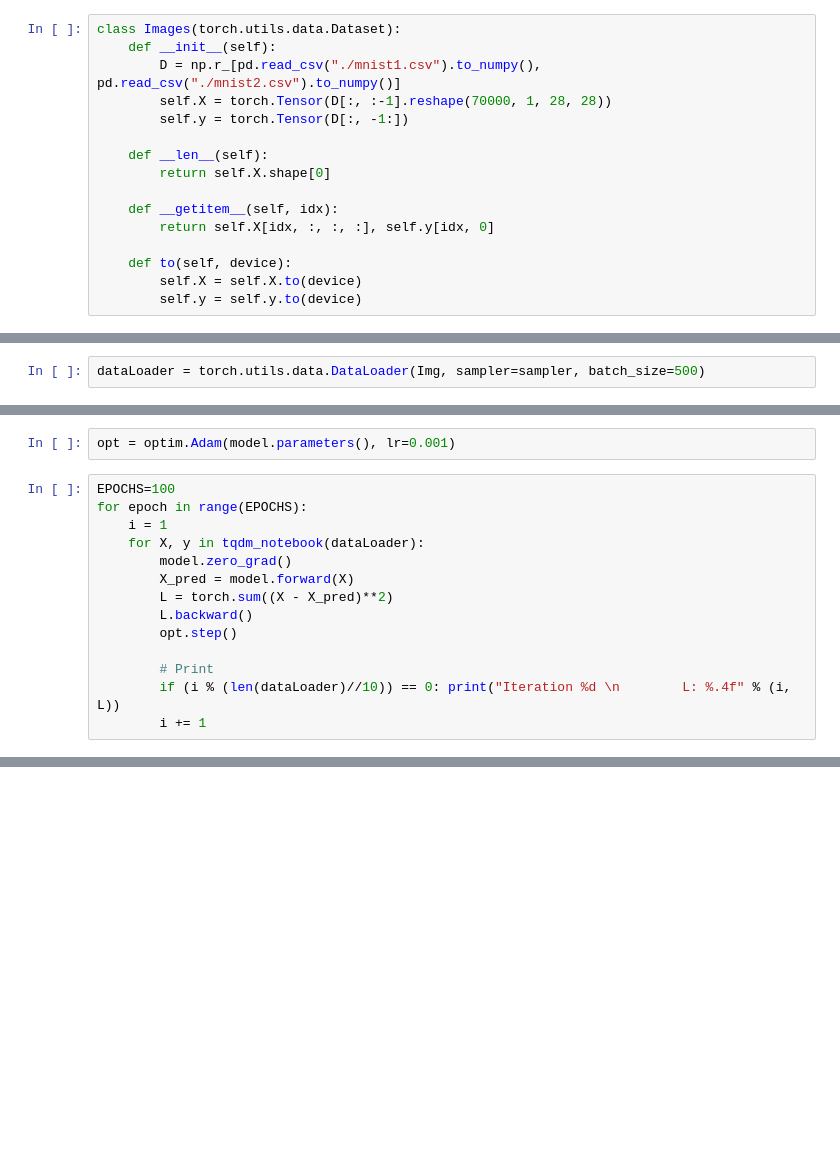
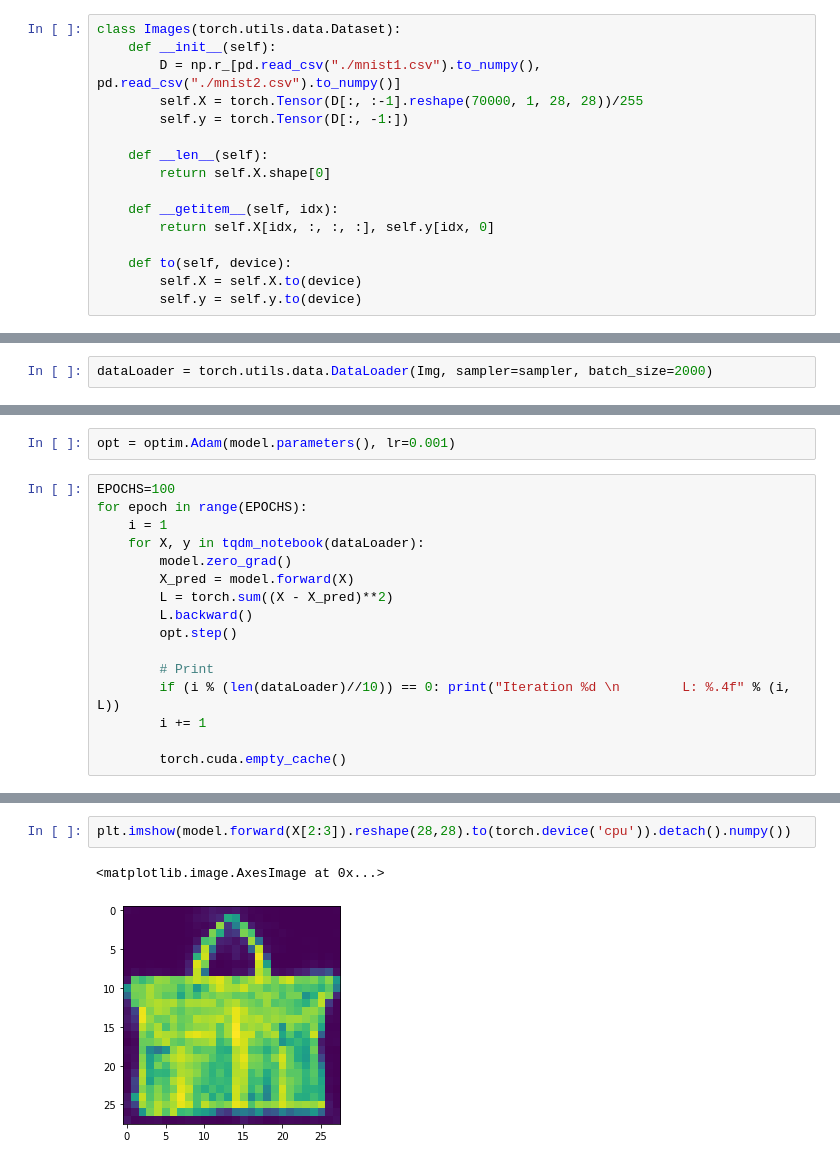
Before and after one commit to bogdankjastrzebski/WarsztatyBadawcze2, a Jupyter notebook: Embedding.ipynb, the cells around one changed output, grey strips where cells are left out. Cells and saved outputs as stored; diff of their text form; blank space fills up the shorter version.

```diff
--- a/Embedding.ipynb
+++ b/Embedding.ipynb
@@ -21,7 +21,7 @@ device = torch.device('cuda')
 class Images(torch.utils.data.Dataset):
     def __init__(self):
         D = np.r_[pd.read_csv("./mnist1.csv").to_numpy(), pd.read_csv("./mnist2.csv").to_numpy()]
-        self.X = torch.Tensor(D[:, :-1].reshape(70000, 1, 28, 28))
+        self.X = torch.Tensor(D[:, :-1].reshape(70000, 1, 28, 28))/255
         self.y = torch.Tensor(D[:, -1:])
 
     def __len__(self):
@@ -43,7 +43,7 @@ plt.imshow(Img[0][0].to(torch.device('cpu')).reshape(28,28));
 # %%
 sampler = torch.utils.data.RandomSampler(Img)
 # %%
-dataLoader = torch.utils.data.DataLoader(Img, sampler=sampler, batch_size=500)
+dataLoader = torch.utils.data.DataLoader(Img, sampler=sampler, batch_size=2000)
 # %% [markdown]
 # Autoencoder
 # %%
@@ -90,5 +114,7 @@ for epoch in range(EPOCHS):
         # Print
         if (i % (len(dataLoader)//10)) == 0: print("Iteration %d \n        L: %.4f" % (i, L))
         i += 1
+
+        torch.cuda.empty_cache()
 # %% [output]
 [interactive output not drawn]
@@ -220,0 +229,5 @@ Iteration 140
+# %%
+plt.imshow(model.forward(X[2:3]).reshape(28,28).to(torch.device('cpu')).detach().numpy())
+# %% [output]
+<matplotlib.image.AxesImage at 0x...>
+[figure, added]
```
Also changed, not shown: parts of 4 cells of this notebook, 4 other files.
